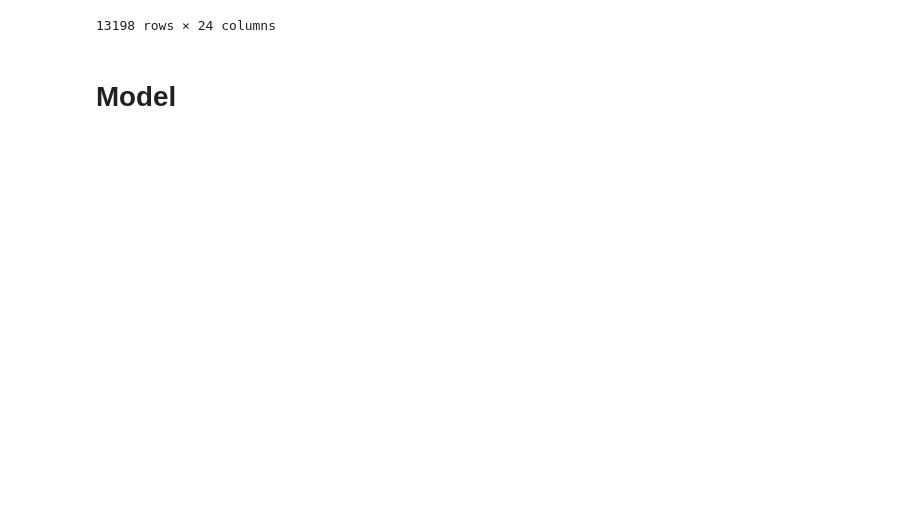
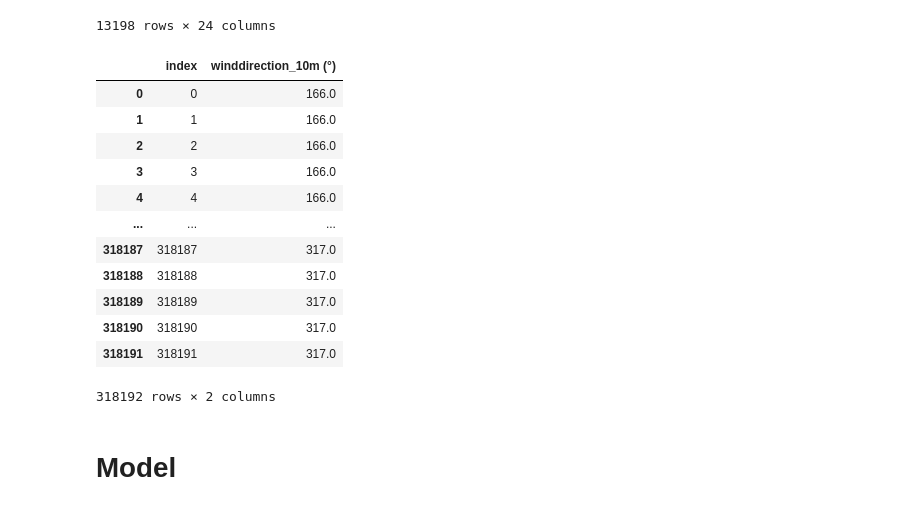
Before and after one commit to FelixFern/Arkavidia-2023-ODE, a Jupyter notebook: Arkavidia.ipynb, the cells around one changed output. Cells and saved outputs as stored; diff of their text form; code cells hidden in the pictures; blank space fills up the shorter version.

```diff
--- a/Arkavidia.ipynb
+++ b/Arkavidia.ipynb
@@ -190,14 +190,14 @@ test_h_data = pd.read_csv('test_hourly.csv')
 
 train_h_grouped_data = train_h_data.copy()
 
-train_h_grouped_data["time"] = pd.to_datetime(train_h_grouped_data["time"]).dt.date
-train_h_grouped_data["time"] = train_h_grouped_data["time"].apply(str)
+train_h_grouped_data["time_d"] = pd.to_datetime(train_h_grouped_data["time"]).dt.date
+train_h_grouped_data["time_d"] = train_h_grouped_data["time_d"].apply(str)
 
 train_h_avg_data = train_h_grouped_data.groupby(['time', 'city']).mean().reset_index().copy()
 train_h_max_data = train_h_grouped_data.groupby(['time', 'city']).max().reset_index().copy()
 train_h_min_data = train_h_grouped_data.groupby(['time', 'city']).min().reset_index().copy()
 train_h_sum_data = train_h_grouped_data.groupby(['time', 'city']).sum().reset_index().copy()
-# train_h_mode_data = train_h_grouped_data.groupby(['time', 'city']).mode().reset_index().copy()
+train_h_mode_data = train_h_grouped_data.groupby(['time', 'city'])['winddirection_10m (°)'].transform(lambda x: x.mode().iloc[0]).reset_index()
 # %%
 fill = [
     ['temperature_2m (°C)', 'temperature_2m_max (°C)', 'max'],
@@ -263,5 +263,21 @@ train_data
 | 13250 | 2021-08-02 | 23.6 | 23.3 | 29.0 | 28.1 | ... |
 | 13251 | 2022-04-23 | 27.5 | 26.5 | 34.3 | 32.6 | ... |
 13198 rows × 24 columns
+# %%
+train_h_mode_data
+# %% [output]
+|  | index | winddirection_10m (°) |
+| 0 | 0 | 166.0 |
+| 1 | 1 | 166.0 |
+| 2 | 2 | 166.0 |
+| 3 | 3 | 166.0 |
+| 4 | 4 | 166.0 |
+| ... | ... | ... |
+| 318187 | 318187 | 317.0 |
+| 318188 | 318188 | 317.0 |
+| 318189 | 318189 | 317.0 |
+| 318190 | 318190 | 317.0 |
+| 318191 | 318191 | 317.0 |
+318192 rows × 2 columns
 # %% [markdown]
 # Model
```
Also changed, not shown: parts of 1 cell of this notebook.
